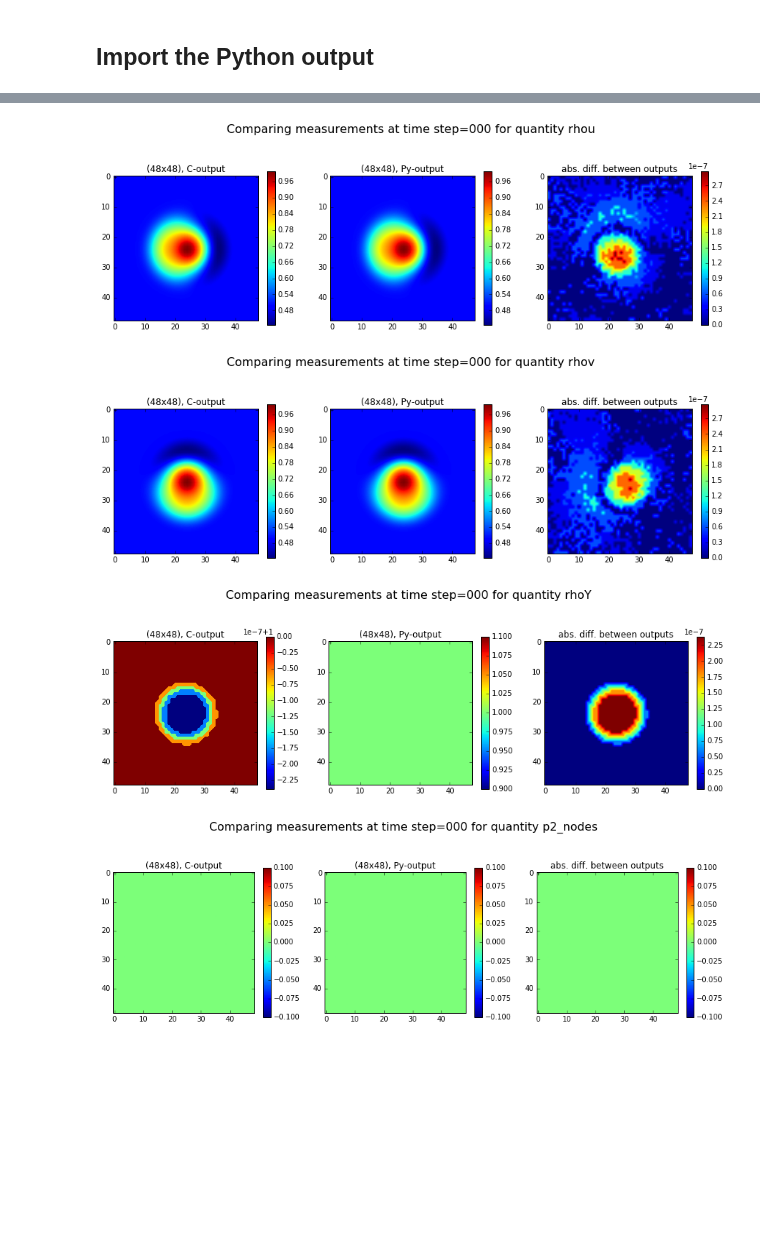
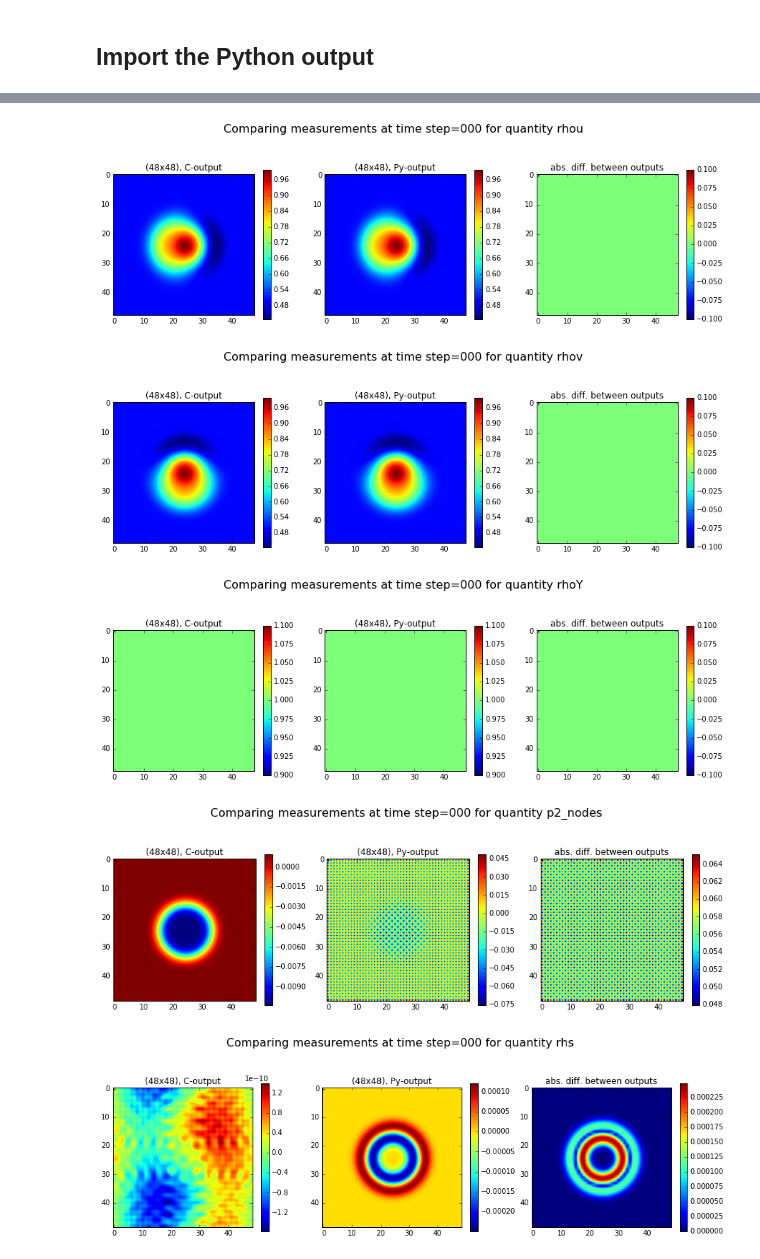
Before and after one commit to ray-chew/pyBELLA, a Jupyter notebook: RKLM_Reference/hdf4-5_converter_viewer.ipynb, the cells around one changed output, grey strips where cells are left out. Saved outputs shown, nothing was run; the diff lists cells and outputs as text; code cells hidden in the pictures; blank space fills up the shorter version.

```diff
--- a/RKLM_Reference/hdf4-5_converter_viewer.ipynb
+++ b/RKLM_Reference/hdf4-5_converter_viewer.ipynb
@@ -27,12 +27,16 @@ figsize_tuple = (12,3)
 
 Converts all hdf4 output of RKLM C-code to hdf5.
 # %%
-def convert_c(time,base_suffix,typ,tag,debug=False):
+def convert_c(time,base_suffix,typ,tag,flux,debug=False):
     base_folder_name = "output"
 
     base_path = base_folder_name + base_suffix
     folder_comp = "low_Mach_gravity_comp/"
     folder_psinc = "low_Mach_gravity_psinc/"
+    folder_comp = "low_Mach_gravity_comp_perturbed/"
+    folder_psinc = "low_Mach_gravity_psinc_perturbed/"
+    folder_comp = "low_Mach_gravity_comp_original/"
+#     folder_psinc = "low_Mach_gravity_psinc_original/"
 
     if typ == 'PI':
         folder_type = folder_psinc
@@ -53,9 +57,10 @@ def convert_c(time,base_suffix,typ,tag,debug=False):
     hdf_format = '.'+ 'hdf'
     h5_format = '.' + 'h5'
 
-    if tag == 'before_advect' or tag == 'after_half_step':
-        directories += ['rhoYu', 'rhoYv']
-        filenames += ['rhoYu', 'rhoYv']
+    if flux == True:
+        if tag == 'before_advect' or tag == 'after_half_step':
+            directories += ['rhoYu', 'rhoYv']
+            filenames += ['rhoYu', 'rhoYv']
 
     # if time == t_label + '_' + 'after_ebnaimp':
     #     directories += ['wplusx', 'wplusy', 'hcenter', 'pnew', 'rhs_nodes', 'p2_initial']
@@ -90,16 +95,17 @@ def convert_c(time,base_suffix,typ,tag,debug=False):
 
 Import the test case arrays from the c-output.
 # %%
-def import_c(string_h5, full_path, tag):
+def import_c(string_h5, full_path, flux, tag):
     # manually specific folder names
-    test_cases_folders = ['p2_c', 'dp2_nodes', 'p', 'p2_nodes', 'rho', 'rhoY', 'rhoe', 'rhou', 'rhov', 'rhow', 'u', 'vortz', 'dpdim', 'T', 'dT', 'Y', 'dY', 'dp2_c']
+    test_cases_folders = ['p2_c', 'dp2_nodes', 'p', 'p2_nodes', 'rho', 'rhoY', 'rhoe', 'rhou', 'rhov', 'rhow', 'u', 'vortz', 'dpdim', 'T', 'dT', 'Y', 'dY', 'dp2_c', 'rhs']
 
     # and filenames
-    test_cases_names = ['p2_c', 'dp2_n', 'p', 'p2_n', 'rho', 'rhoY', 'rhoe', 'rhou', 'rhov', 'rhow', 'u', 'vortz', 'dpdim', 'T', 'dT', 'Y', 'dY', 'dp2_c']
+    test_cases_names = ['p2_c', 'dp2_n', 'p', 'p2_n', 'rho', 'rhoY', 'rhoe', 'rhou', 'rhov', 'rhow', 'u', 'vortz', 'dpdim', 'T', 'dT', 'Y', 'dY', 'dp2_c', 'rhs']
 
-    if tag == 'before_advect' or tag == 'after_half_step':
-        test_cases_folders += ['rhoYu','rhoYv']
-        test_cases_names += ['rhoYu', 'rhoYv']
+    if flux == True:
+        if tag == 'before_advect' or tag == 'after_half_step':
+            test_cases_folders += ['rhoYu','rhoYv']
+            test_cases_names += ['rhoYu', 'rhoYv']
 
     # if time == t_label + '_' + 'after_ebnaimp':
     #     test_cases_folders += ['wplusx', 'wplusy', 'hcenter', 'pnew', 'rhs_nodes', 'p2_initial']
@@ -202,16 +208,16 @@ py_time = 0
 # typ = 'COMP'
 typ = 'PI'
 
-# tag = 'ic'
+tag = 'ic'
 # tag = 'before_advect'
 # tag = 'after_advect'
 # tag = 'after_ebnaexp'
 # tag = 'after_ebnaimp'
 # tag = 'after_half_step'
-tag = 'after_efna'
-tag = 'after_full_advect'
+# tag = 'after_efna'
+# tag = 'after_full_advect'
 # tag = 'after_full_ebnaexp'
-# tag = 'after_full_step'
+tag = 'after_full_step'
 
 #####################################################
 #
@@ -235,8 +241,10 @@ base_suffix = '_travelling_vortex_3d_48_with_initial_projection/'
 py_directory = "../"
 py_directory += "output_travelling_vortex/"
 
-string_h5, full_path = convert_c(time,base_suffix,typ,tag)
-c = import_c(string_h5, full_path,tag)
+flux = False
+
+string_h5, full_path = convert_c(time,base_suffix,typ,flux,tag)
+c = import_c(string_h5, full_path,flux,tag)
 
 grid_x = 48
 grid_y = 48
@@ -254,10 +262,11 @@ atts = ['rho',
           'rhov',
           'rhoY',
           'p2_nodes',
+        'rhs'
          ]
 
-if tag == 'before_advect' or tag == 'after_half_step':
-    atts += ['rhoYu', 'rhoYv']
+# if tag == 'before_advect' or tag == 'after_half_step':
+#     atts += ['rhoYu', 'rhoYv']
 
 # py_arr = ensemble_test_case(py_time,py_path,1,'p2_nodes',tag)
 # c_arr = c.p2_nodes
@@ -273,4 +282,5 @@ for att in atts:
-[figure, old version]
+[figure, new version]
-[figure, old version]
+[figure, new version]
-[figure, old version]
+[figure, new version]
-[figure, old version]
+[figure, new version]
+[figure, added]
```
Also changed, not shown: parts of 1 cell of this notebook, 2 other files.
